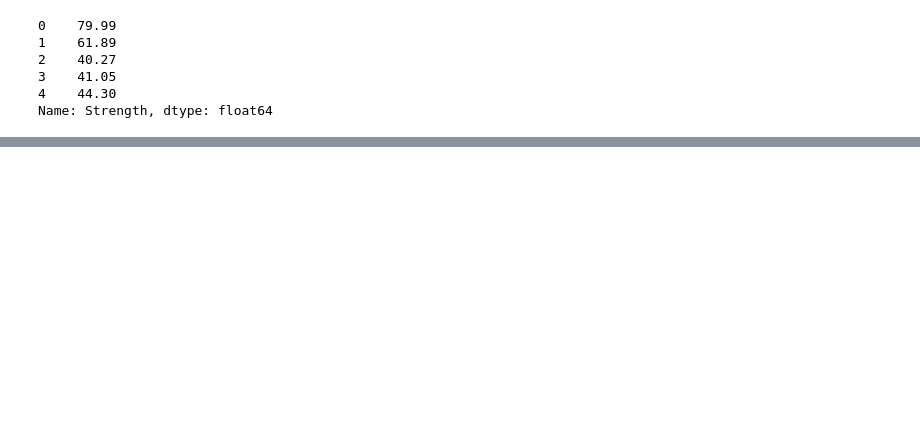
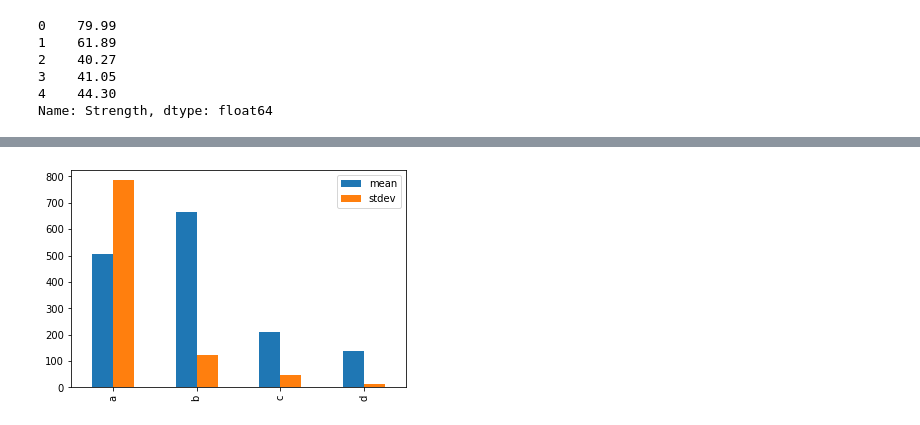
Before and after one commit to yassssssser/ibm-ai-eng, a Jupyter notebook: keras/keras-regression-project.ipynb, the cells around one changed output, grey strips where cells are left out. Saved outputs shown, nothing was run; the diff lists cells and outputs as text; code cells hidden in the pictures; blank space fills up the shorter version.

```diff
--- a/keras/keras-regression-project.ipynb
+++ b/keras/keras-regression-project.ipynb
@@ -81,5 +239,5 @@ n_cols = predictors.shape[1] # number of predictors
 # %%
-def regression_model():
+def regression_model_c():
     model = Sequential()
     model.add(Dense(10, activation='relu', input_shape = (n_cols,)))
     model.add(Dense(1))
@@ -88,0 +288,31 @@ def regression_model():
+# %%
+def regression_model_d():
+    model = Sequential()
+    model.add(Dense(10, activation='relu', input_shape = (n_cols,)))
+    model.add(Dense(10, activation='relu'))
+    model.add(Dense(10, activation='relu'))
+    model.add(Dense(1))
+
+    model.compile(optimizer='adam', loss='mean_squared_error')
+    return model
+# %%
+mse_list = []
+
+for n in range(0,50):
+    model = regression_model_d()
+
+    model.fit(x_train, y_train, validation_split=0.3, epochs=50, verbose=0)
+
+    y_pred = model.predict(x_test)
+    mse = mean_squared_error(y_test, y_pred)
+    print(" model {} mse: {}".format(n+1, mse))
+    mse_list.append(mse)
+
+    n += 1
+
+meand = np.mean(mse_list)
+stdd = np.std(mse_list)
+
+print("part a: no normalisation, epochs=100, 1 hidden layer")
+print("mean of mean squared errors: " + str(meand.round(2)))
+print("standard deviation of mean squared errors: " + str(stdd.round(2)))
@@ -88,0 +339,5 @@ def regression_model():
+# %%
+#adding all means/std devs into single dataframe for comparisons
+compare = pd.DataFrame(data={'mean': [meana, meanb, meanc, meand], 'stdev': [stda, stdb, stdc, stdd]})
+compare.rename(index={0:'a',1:'b',2:'c',3:'d'}, inplace=True)
+compare
@@ -88,0 +350,6 @@ def regression_model():
+# %%
+#plotting comparisons
+compare[['mean','stdev']].plot(kind='bar')
+plt.show()
+# %% [output]
+[figure, added]
```
Also changed, not shown: parts of 23 cells of this notebook.
